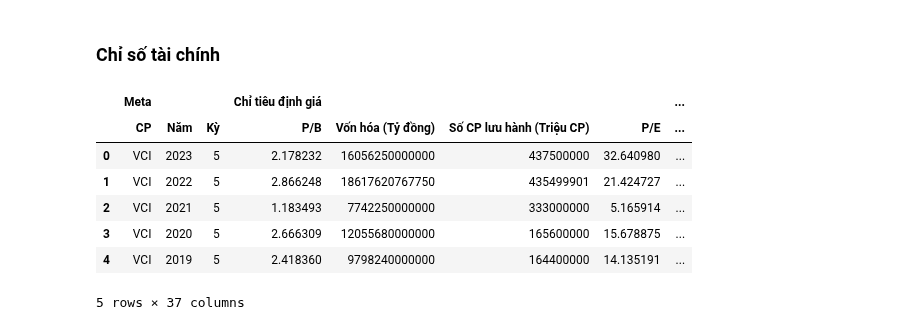
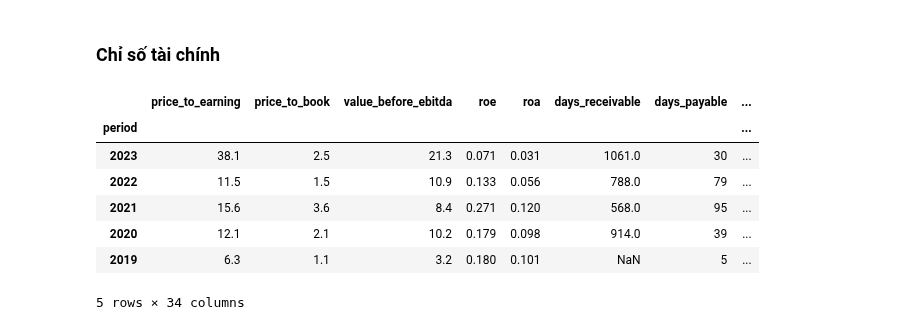
Before and after one commit to thinh-vu/vnstock, a Jupyter notebook: docs/tcbs/1_vietnam_stock_vnstock3_tcbs.ipynb, the cells around one changed output. Saved outputs shown, nothing was run; the diff lists cells and outputs as text; code cells hidden in the pictures.

Commit message:
Phát hành phiên bản v3.0.9

```diff
--- a/docs/tcbs/1_vietnam_stock_vnstock3_tcbs.ipynb
+++ b/docs/tcbs/1_vietnam_stock_vnstock3_tcbs.ipynb
@@ -295,16 +439,16 @@ stock.finance.income_statement(period='quarter').head()
 ### Chỉ số tài chính
 # %%
 # Bỏ .head() để hiển thị toàn bộ dữ liệu
-stock.finance.ratio(period='year', lang='vi', dropna=True).head()
+stock.finance.ratio(period='year', dropna=True).head()
 # %% [output]
-|  | Meta |  |  | Chỉ tiêu định giá |  |  |  | ... |
-|  | CP | Năm | Kỳ | P/B | Vốn hóa (Tỷ đồng) | Số CP lưu hành (Triệu CP) | P/E | ... |
-| 0 | VCI | 2023 | 5 | 2.178232 | 16056250000000 | 437500000 | 32.640980 | ... |
-| 1 | VCI | 2022 | 5 | 2.866248 | 18617620767750 | 435499901 | 21.424727 | ... |
-| 2 | VCI | 2021 | 5 | 1.183493 | 7742250000000 | 333000000 | 5.165914 | ... |
-| 3 | VCI | 2020 | 5 | 2.666309 | 12055680000000 | 165600000 | 15.678875 | ... |
-| 4 | VCI | 2019 | 5 | 2.418360 | 9798240000000 | 164400000 | 14.135191 | ... |
+|  | price_to_earning | price_to_book | value_before_ebitda | roe | roa | days_receivable | days_payable | ... |
+| period |  |  |  |  |  |  |  | ... |
+| 2023 | 38.1 | 2.5 | 21.3 | 0.071 | 0.031 | 1061.0 | 30 | ... |
+| 2022 | 11.5 | 1.5 | 10.9 | 0.133 | 0.056 | 788.0 | 79 | ... |
+| 2021 | 15.6 | 3.6 | 8.4 | 0.271 | 0.120 | 568.0 | 95 | ... |
+| 2020 | 12.1 | 2.1 | 10.2 | 0.179 | 0.098 | 914.0 | 39 | ... |
+| 2019 | 6.3 | 1.1 | 3.2 | 0.180 | 0.101 | NaN | 5 | ... |
-5 rows × 37 columns
+5 rows × 34 columns
 # %%
 # Bỏ .head() để hiển thị toàn bộ dữ liệu
 stock.finance.ratio(period='quarter').head()
```
Also changed, not shown: parts of 23 cells of this notebook, 11 other files.
